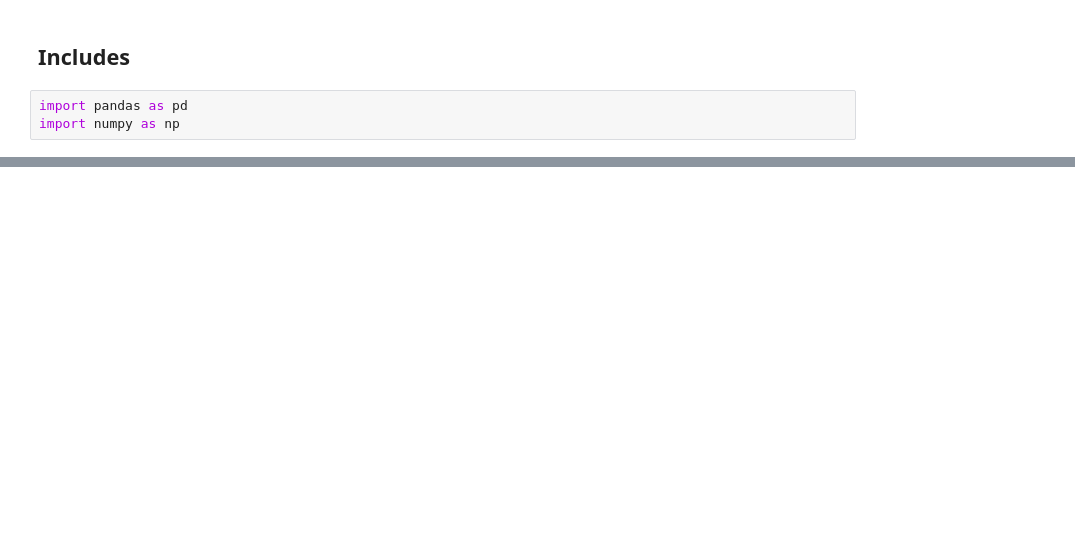
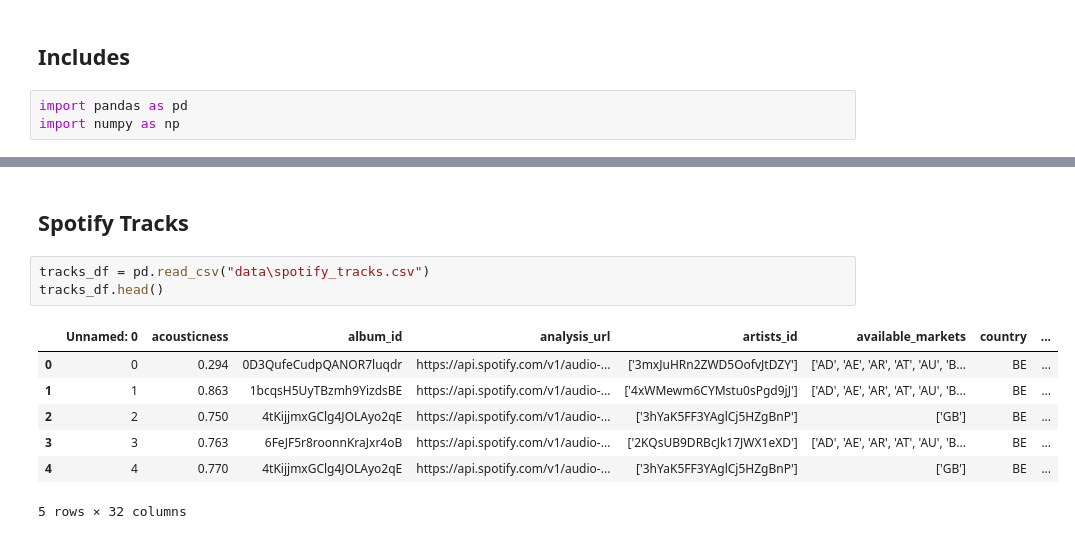
Before and after one commit to NiklasKiefer/spotify_recommendation_system, a Jupyter notebook: explorative_data_analysis.ipynb, the cells around one changed output, grey strips where cells are left out. Saved outputs shown, nothing was run; the diff lists cells and outputs as text; blank space fills up the shorter version.

```diff
--- a/explorative_data_analysis.ipynb
+++ b/explorative_data_analysis.ipynb
@@ -24,0 +82,13 @@ FileNotFoundError: [Errno 2] No such file or directory: '\\data\\spotify_albums.
+# %% [markdown]
+## Spotify Tracks
+# %%
+tracks_df = pd.read_csv("data\spotify_tracks.csv")
+tracks_df.head()
+# %% [output]
+|  | Unnamed: 0 | acousticness | album_id | analysis_url | artists_id | available_markets | country | ... |
+| 0 | 0 | 0.294 | 0D3QufeCudpQANOR7luqdr | https://api.spotify.com/v1/audio-... | ['3mxJuHRn2ZWD5OofvJtDZY'] | ['AD', 'AE', 'AR', 'AT', 'AU', 'B... | BE | ... |
+| 1 | 1 | 0.863 | 1bcqsH5UyTBzmh9YizdsBE | https://api.spotify.com/v1/audio-... | ['4xWMewm6CYMstu0sPgd9jJ'] | ['AD', 'AE', 'AR', 'AT', 'AU', 'B... | BE | ... |
+| 2 | 2 | 0.750 | 4tKijjmxGClg4JOLAyo2qE | https://api.spotify.com/v1/audio-... | ['3hYaK5FF3YAglCj5HZgBnP'] | ['GB'] | BE | ... |
+| 3 | 3 | 0.763 | 6FeJF5r8roonnKraJxr4oB | https://api.spotify.com/v1/audio-... | ['2KQsUB9DRBcJk17JWX1eXD'] | ['AD', 'AE', 'AR', 'AT', 'AU', 'B... | BE | ... |
+| 4 | 4 | 0.770 | 4tKijjmxGClg4JOLAyo2qE | https://api.spotify.com/v1/audio-... | ['3hYaK5FF3YAglCj5HZgBnP'] | ['GB'] | BE | ... |
+5 rows × 32 columns
```
Also changed, not shown: parts of 15 cells of this notebook.
